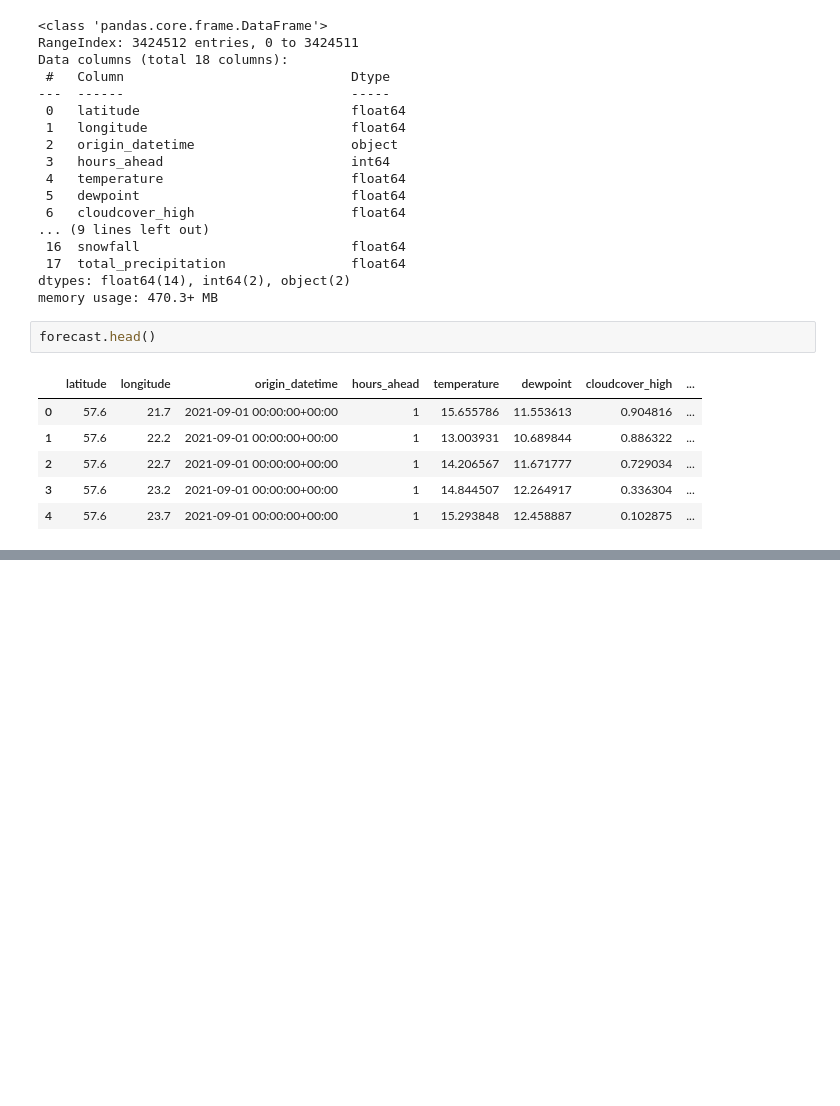
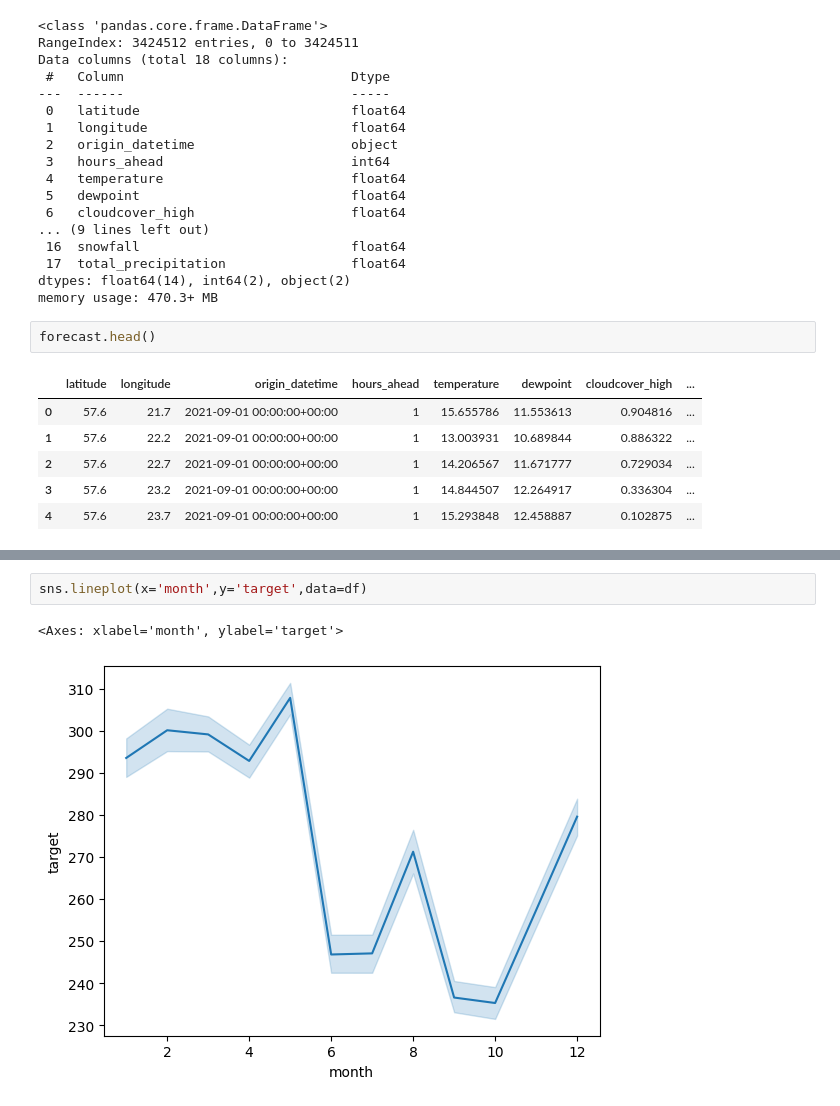
Before and after one commit to Arghya123r/Ml_codes, a Jupyter notebook: enenfit-electricity-preds.ipynb, the cells around one changed output, grey strips where cells are left out. Cells and saved outputs as stored; diff of their text form; blank space fills up the shorter version.

```diff
--- a/enenfit-electricity-preds.ipynb
+++ b/enenfit-electricity-preds.ipynb
@@ -130,0 +130,5 @@ forecast.head()
+# %%
+sns.lineplot(x='month',y='target',data=df)
+# %% [output]
+<Axes: xlabel='month', ylabel='target'>
+[figure, added]
```
Also changed, not shown: parts of 10 cells of this notebook.
